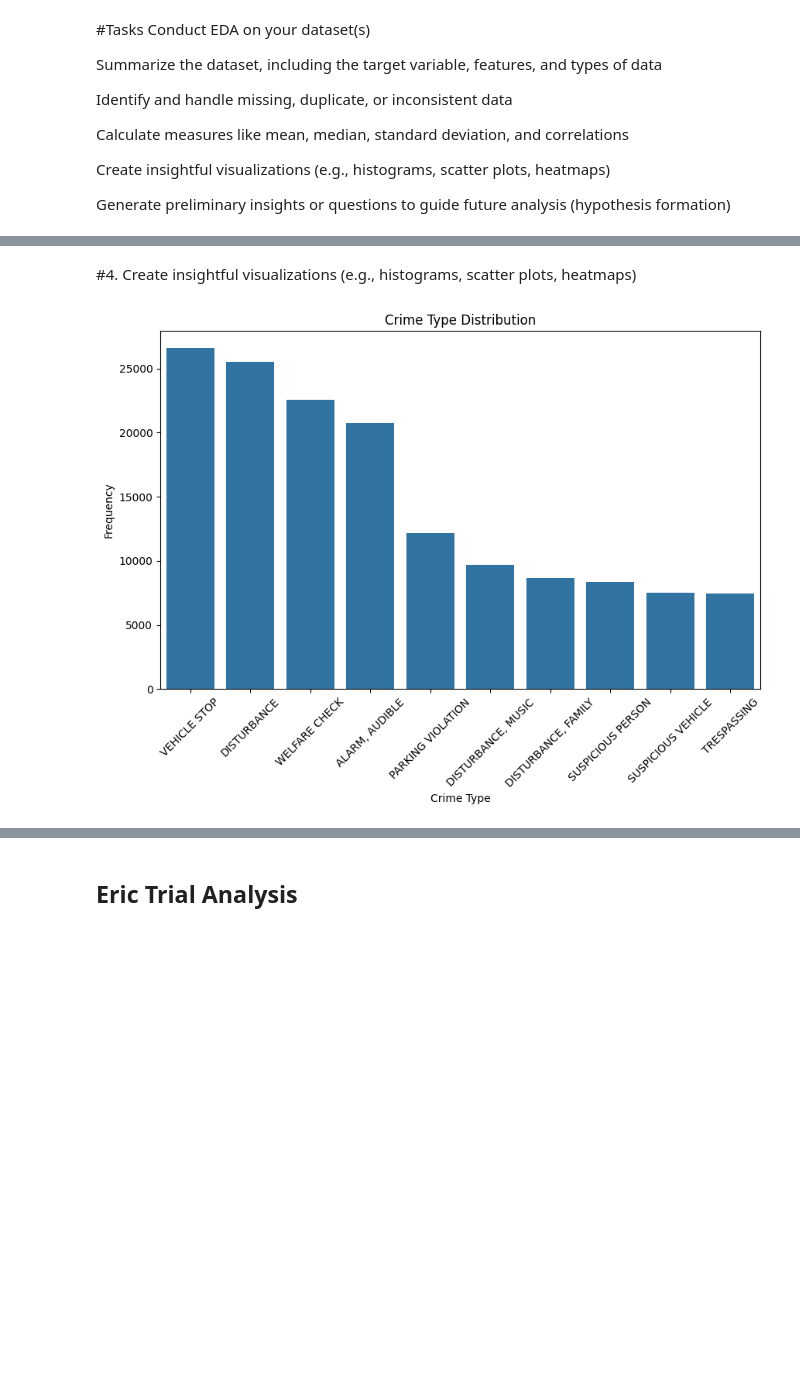
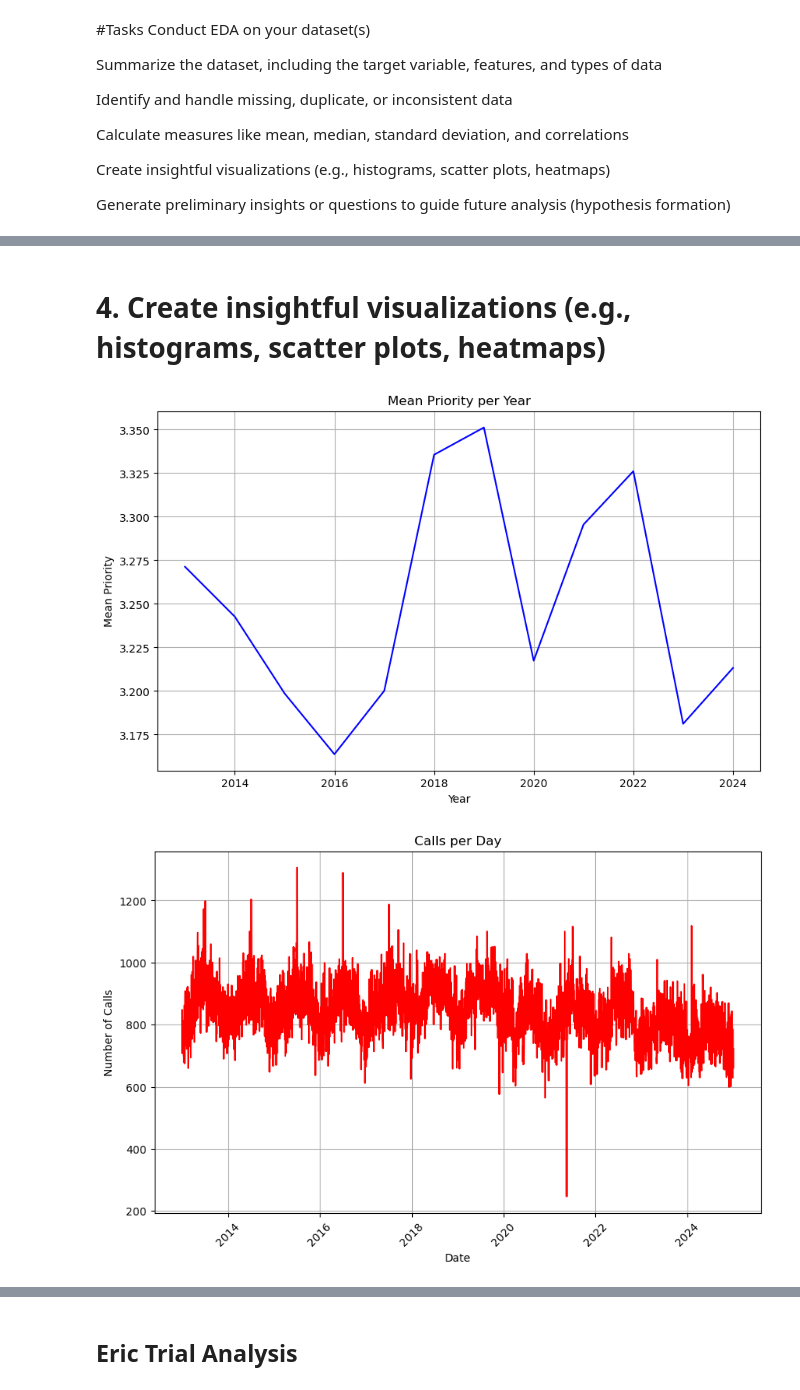
Before and after one commit to truongng1/crime_trends_sj, a Jupyter notebook: notebookes/CS_163_EDA_Summary.ipynb, the cells around one changed output, grey strips where cells are left out. Cells and saved outputs as stored; diff of their text form; code cells hidden in the pictures; blank space fills up the shorter version.

```diff
--- a/notebookes/CS_163_EDA_Summary.ipynb
+++ b/notebookes/CS_163_EDA_Summary.ipynb
@@ -83,0 +139,18 @@ Name: PRIORITY, dtype: float64
+# %%
+calls_per_day = df.groupby(df['OFFENSE_DATE'].dt.date).size()
+mean_calls_per_day = calls_per_day.mean()
+calls_per_month = df.groupby(df['OFFENSE_DATE'].dt.to_period('M')).size()
+mean_calls_per_month = calls_per_month.mean()
+calls_per_year = df.groupby(df['OFFENSE_DATE'].dt.year).size()
+mean_calls_per_year = calls_per_year.mean()
+print(f"Mean number of calls per day: {mean_calls_per_day}")
+print(f"Mean number of calls per month: {mean_calls_per_month}")
+print(f"Mean number of calls per year: {mean_calls_per_year}")
+
+mean_priorit_per_year = df.groupby(df['OFFENSE_DATE'].dt.year)['PRIORITY'].mean()
+print(f'\nmean priority per year: {mean_priorit_per_year}')
+
+calls_per_hour = df['OFFENSE_TIME'].value_counts().sort_index()
+most_calls_hour = calls_per_hour.idxmax()
+most_calls_count = calls_per_hour.max()
+print(f"The hour with the most calls is {most_calls_hour} with {most_calls_count} calls.")
@@ -84,17 +177,25 @@ Name: PRIORITY, dtype: float64
 # %% [markdown]
-#4. Create insightful visualizations (e.g., histograms, scatter plots, heatmaps)
+# 4. Create insightful visualizations (e.g., histograms, scatter plots, heatmaps)
-# %%
-crime_counts = update_df['CALL_TYPE'].value_counts()
-top_10_crimes = crime_counts.head(10)
-
-
-plt.figure(figsize=(10, 6))
-sns.barplot(x=top_10_crimes.index, y=top_10_crimes.values)
-plt.xticks(rotation=45)
-plt.title('Crime Type Distribution')
-plt.xlabel('Crime Type')
-plt.ylabel('Frequency')
-plt.show()
-# %% [output]
-[figure, removed]
+# %%
+# Plot Mean Priority per Year
+plt.figure(figsize=(10, 6))
+plt.plot(mean_priorit_per_year.index, mean_priorit_per_year.values, color='b')
+plt.title('Mean Priority per Year')
+plt.xlabel('Year')
+plt.ylabel('Mean Priority')
+plt.grid(True)
+plt.show()
+
+# Plot Mean Calls per Day
+plt.figure(figsize=(10, 6))
+plt.plot(calls_per_day.index, calls_per_day.values, color='r')
+plt.title('Calls per Day')
+plt.xlabel('Date')
+plt.ylabel('Number of Calls')
+plt.xticks(rotation=45)
+plt.grid(True)
+plt.show()
+# %% [output]
+[figure, added]
+[figure, added]
 # %%
```
Also changed, not shown: parts of 18 cells of this notebook.
